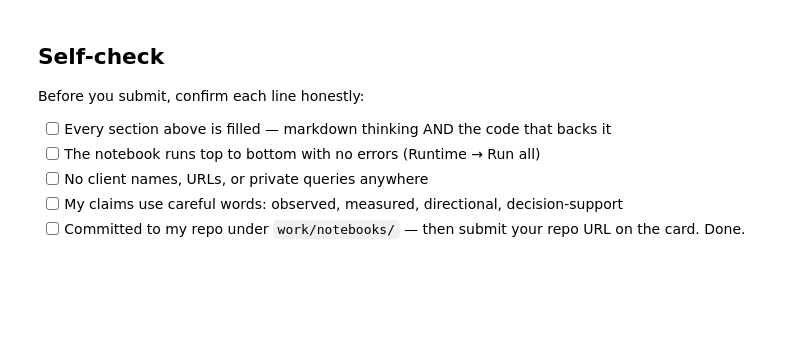
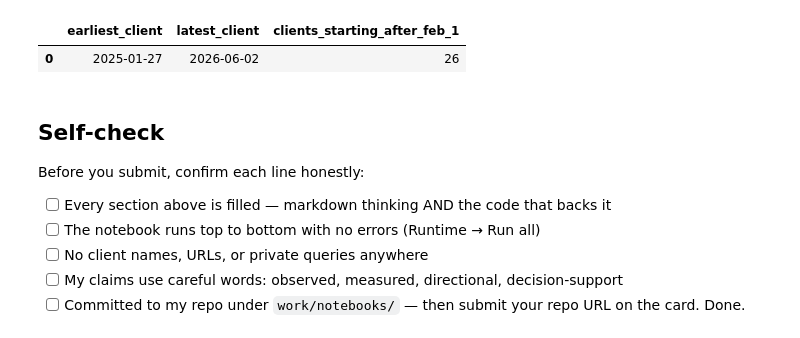
Before and after one commit to ridoy1211/Flyrank-Internship-ML, a Jupyter notebook: work/notebooks/w03_data_contract.ipynb, the cells around one changed output. Saved outputs shown, nothing was run; the diff lists cells and outputs as text; code cells hidden in the pictures; blank space fills up the shorter version.

```diff
--- a/work/notebooks/w03_data_contract.ipynb
+++ b/work/notebooks/w03_data_contract.ipynb
@@ -12,0 +11,27 @@ This skeleton is yours to fill. Work the sections **in order** — each one has
+# %%
+%pip -q install duckdb huggingface_hub
+
+import os, getpass
+HF_TOKEN = os.environ.get('HF_TOKEN')
+if not HF_TOKEN:
+    try:
+        from google.colab import userdata
+        HF_TOKEN = userdata.get('HF_TOKEN')
+    except Exception:
+        pass
+HF_TOKEN = HF_TOKEN or getpass.getpass('Paste your Hugging Face READ token (hf_...): ')
+
+import duckdb
+con = duckdb.connect()
+con.execute(f"CREATE OR REPLACE SECRET hf (TYPE huggingface, TOKEN '{HF_TOKEN}')")
+
+REL = 'hf://datasets/FlyRank/internship-warehouse'
+TABLES = {
+    'dim_clients': f"read_parquet('{REL}/dim_clients.parquet')",
+    'dim_content': f"read_parquet('{REL}/dim_content.parquet')",
+    'fact_daily':  f"read_parquet('{REL}/fact_content_daily_performance/**/*.parquet')",
+}
+
+for name, src in TABLES.items():
+    n = con.sql(f'SELECT COUNT(*) FROM {src}').fetchone()[0]
+    print(f'{name:14} {n:>12,} rows')
@@ -37,3 +271,13 @@ This skeleton is yours to fill. Work the sections **in order** — each one has
+# %%
+client_history = con.sql(f"""
+    SELECT MIN(gsc_data_start) AS earliest_client, MAX(gsc_data_start) AS latest_client,
+           COUNT(*) FILTER (WHERE gsc_data_start > DATE '2026-02-01') AS clients_starting_after_feb_1
+    FROM {TABLES['dim_clients']}
+""").df()
+client_history
+# %% [output]
+|  | earliest_client | latest_client | clients_starting_after_feb_1 |
+| 0 | 2025-01-27 | 2026-06-02 | 26 |
 # %% [markdown]
 ## Self-check
 
```
Also changed, not shown: parts of 24 cells of this notebook.
